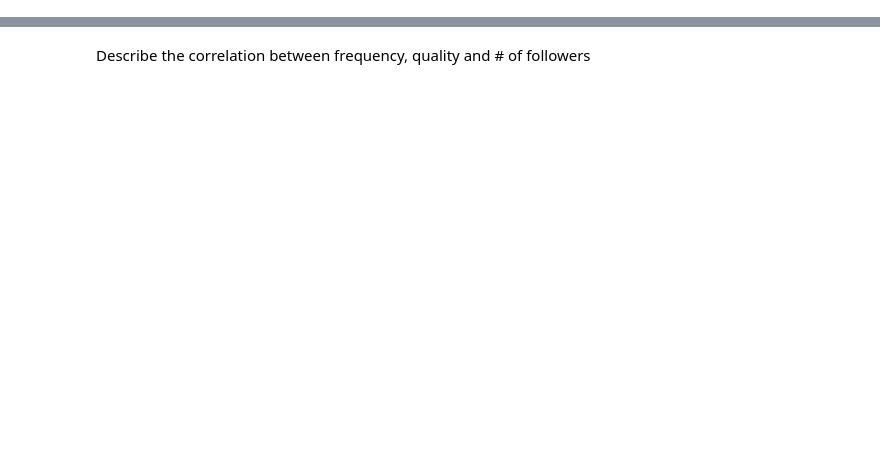
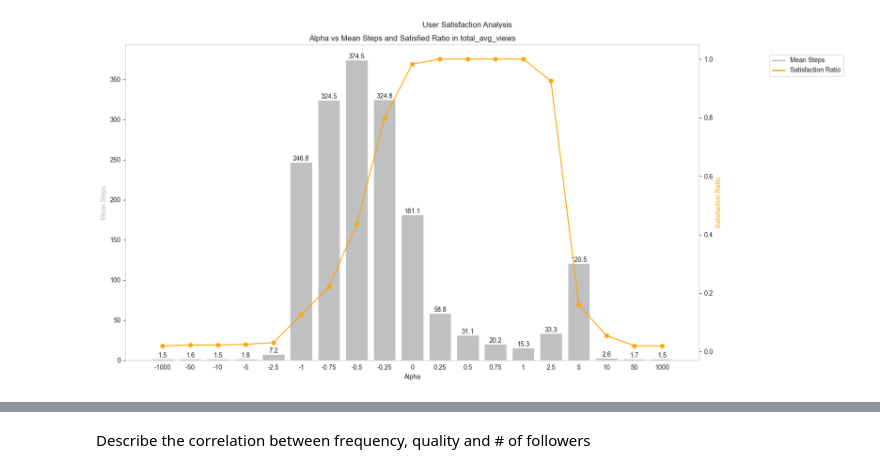
Before and after one commit to gee-siqi/Fairness-for-SMI, a Jupyter notebook: script/data_analysis.ipynb, the cells around one changed output, grey strips where cells are left out. Drawn from its saved outputs; the diff is of its cells as text; code cells hidden in the pictures; blank space fills up the shorter version.

```diff
--- a/script/data_analysis.ipynb
+++ b/script/data_analysis.ipynb
@@ -209,0 +213,4 @@ for i in [alpha_anti, alpha_UR, alpha_PA]:
+# %%
+plot_user_satisfaction_one(res_total_avg_view)
+# %% [output]
+[figure, added]
```
Also changed, not shown: parts of 48 cells of this notebook, 28 other files.
